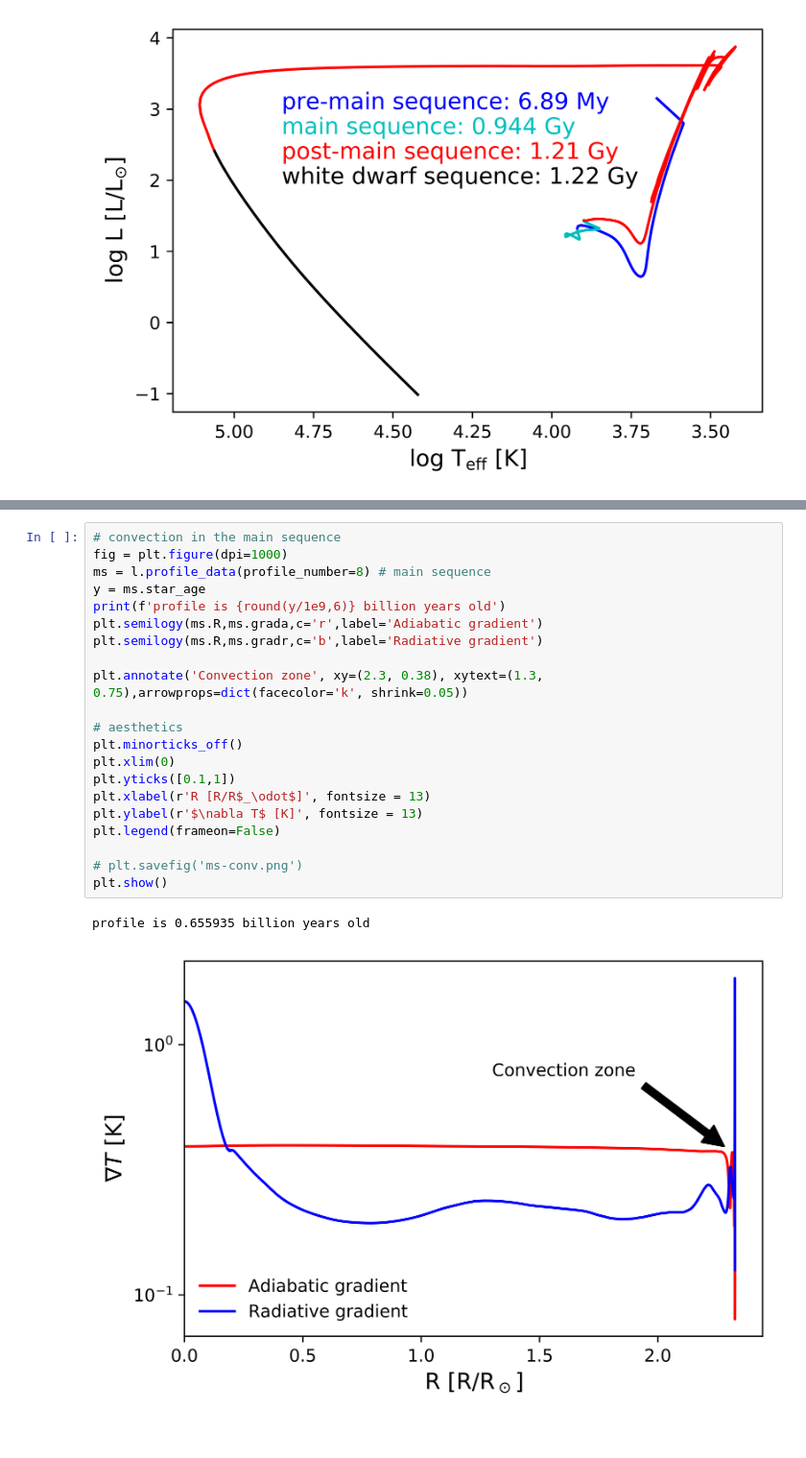
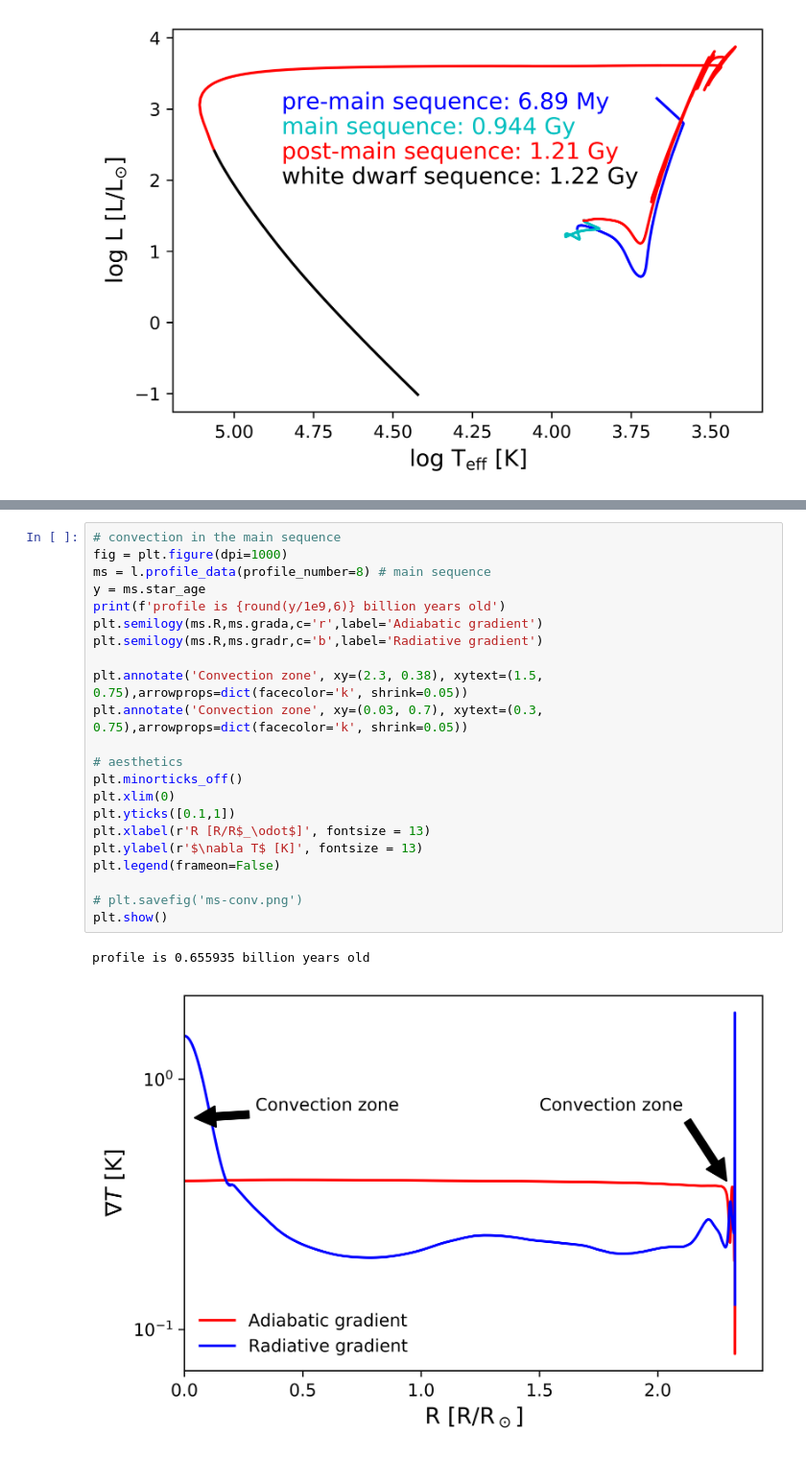
Before and after one commit to astroseay/astronomy_projects, a Jupyter notebook: sse.ipynb, the cells around one changed output, grey strips where cells are left out. Shown at 96% size. Cells and saved outputs as stored; diff of their text form.

```diff
--- a/sse.ipynb
+++ b/sse.ipynb
@@ -160,24 +164,25 @@ profile is 6e-05 billion years old
 # %%
 # convection in the main sequence
 fig = plt.figure(dpi=1000)
 ms = l.profile_data(profile_number=8) # main sequence
 y = ms.star_age
 print(f'profile is {round(y/1e9,6)} billion years old')
 plt.semilogy(ms.R,ms.grada,c='r',label='Adiabatic gradient')
 plt.semilogy(ms.R,ms.gradr,c='b',label='Radiative gradient')
 
-plt.annotate('Convection zone', xy=(2.3, 0.38), xytext=(1.3, 0.75),arrowprops=dict(facecolor='k', shrink=0.05))
+plt.annotate('Convection zone', xy=(2.3, 0.38), xytext=(1.5, 0.75),arrowprops=dict(facecolor='k', shrink=0.05))
+plt.annotate('Convection zone', xy=(0.03, 0.7), xytext=(0.3, 0.75),arrowprops=dict(facecolor='k', shrink=0.05))
 
 # aesthetics
 plt.minorticks_off()
 plt.xlim(0)
 plt.yticks([0.1,1])
 plt.xlabel(r'R [R/R$_\odot$]', fontsize = 13)
 plt.ylabel(r'$\nabla T$ [K]', fontsize = 13)
 plt.legend(frameon=False)
 
 # plt.savefig('ms-conv.png')
 plt.show()
 # %% [output]
 profile is 0.655935 billion years old
-[figure, old version]
+[figure, new version]
```
Also changed, not shown: parts of 3 cells of this notebook.
